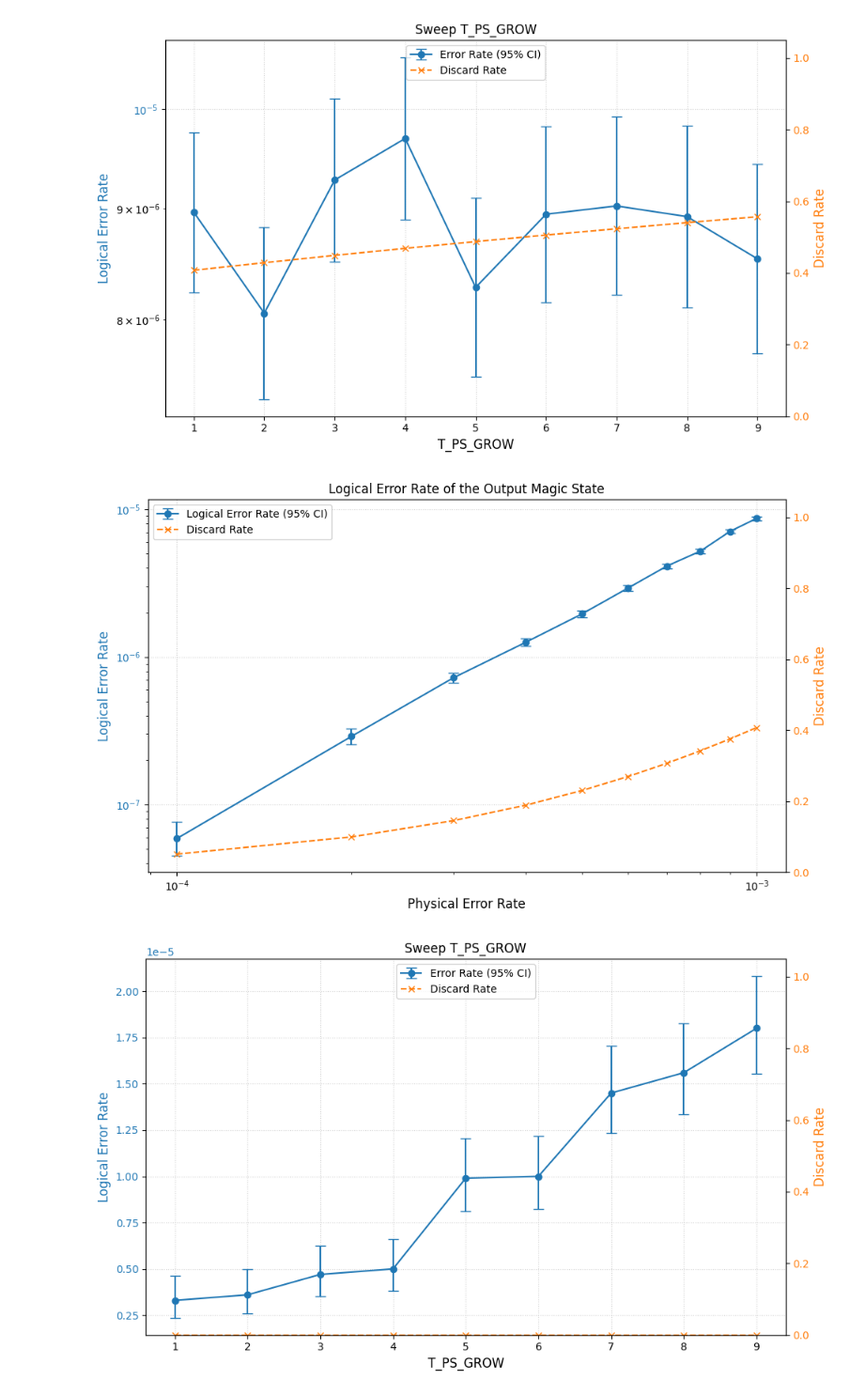
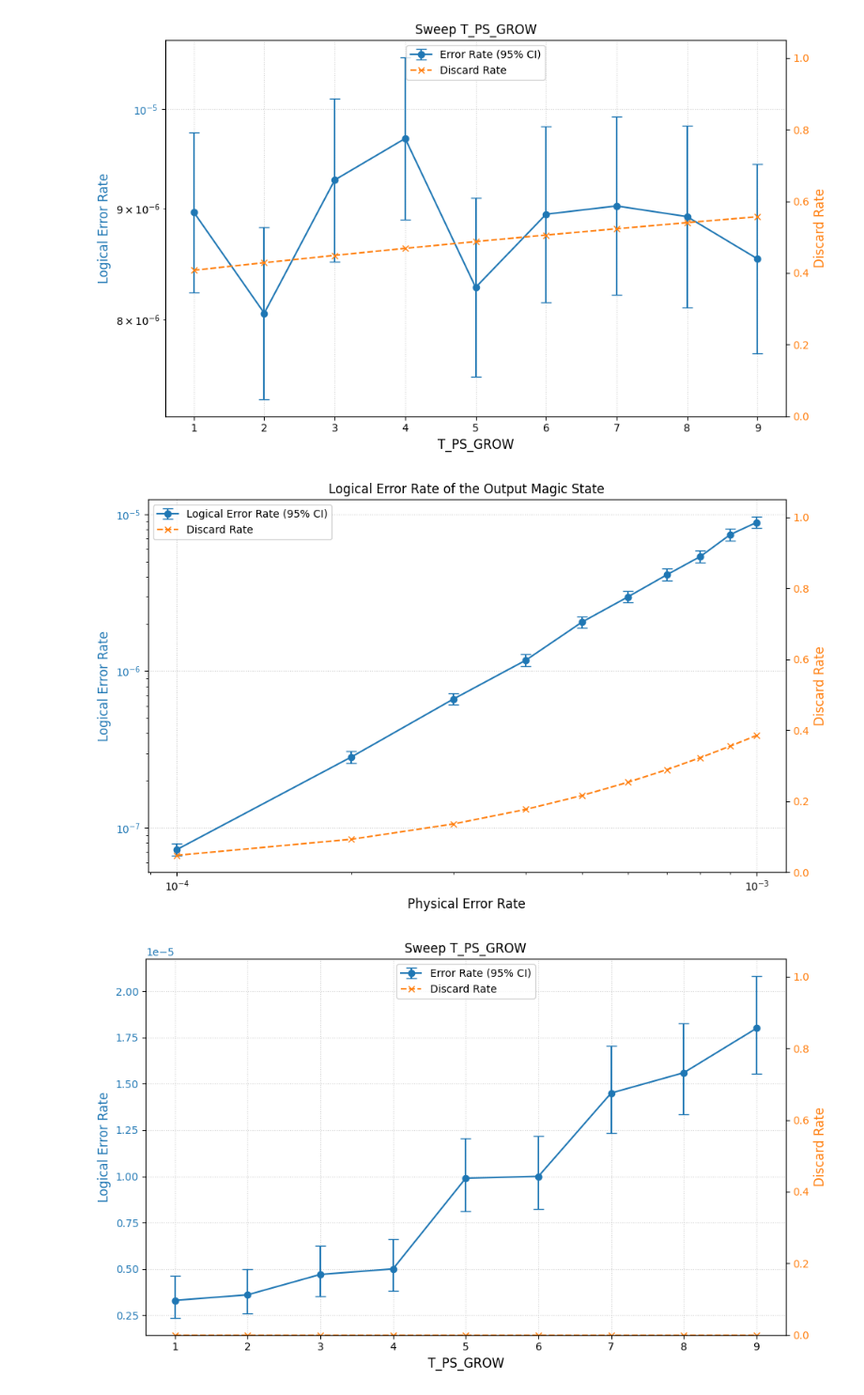
Before and after one commit to itpyi/surface_magic, a Jupyter notebook: plot/plot.ipynb, the cells around one changed output. Shown at 94% size. Drawn from its saved outputs; the diff is of its cells as text; code cells hidden in the pictures.

```diff
--- a/plot/plot.ipynb
+++ b/plot/plot.ipynb
@@ -716,7 +828,7 @@ import json
 import numpy as np
 from collections import defaultdict
 
-filename = '../no_grow/sinter_results_sweep_err.csv' # 你的文件名
+filename = '../no_grow/sinter_results_sweep_err_0.csv' # 你的文件名
 
 # 1. 准备数据容器
 # 使用 defaultdict，防止同一个 T_MAINTAIN 有多行数据
@@ -822,34 +934,34 @@ ax1.set_xscale('log')
 # 组合不对称的 Error Bar 数据: shape 为 (2, N) -> [row_lower, row_upper]
 asymmetric_err = [y_err_lows, y_err_highs]
 
 line1 = ax1.errorbar(sorted_xs, y_vals, yerr=asymmetric_err,
                      color=color_err, fmt='-o', capsize=5, label='Error Rate')
 
 ax1.tick_params(axis='y', labelcolor=color_err)
 ax1.grid(True, which='major', linestyle=':', alpha=0.6)
 
 # 科学计数法
 # ax1.ticklabel_format(axis='x', style='sci', scilimits=(0,0))
 
 # --- 右轴：Discard Rate ---
 ax2 = ax1.twinx()
 color_disc = 'tab:orange'
 ax2.set_ylabel('Discard Rate', color=color_disc, fontsize=12)
 
 line2, = ax2.plot(sorted_xs, y_disc_rates, color=color_disc,
                   marker='x', linestyle='--', label='Discard Rate')
 
 ax2.tick_params(axis='y', labelcolor=color_disc)
 ax2.set_ylim(0, 1.05)
 
 # 图例
 plt.legend([line1, line2], ['Logical Error Rate (95% CI)', 'Discard Rate'], loc='upper left')
 
 plt.title('Logical Error Rate of the Output Magic State')
 plt.tight_layout()
 plt.show()
 # %% [output]
-[figure, old version]
+[figure, new version]
 # %%
 import matplotlib.pyplot as plt
 import csv
```
Also changed, not shown: parts of 9 cells of this notebook, 17 other files.
